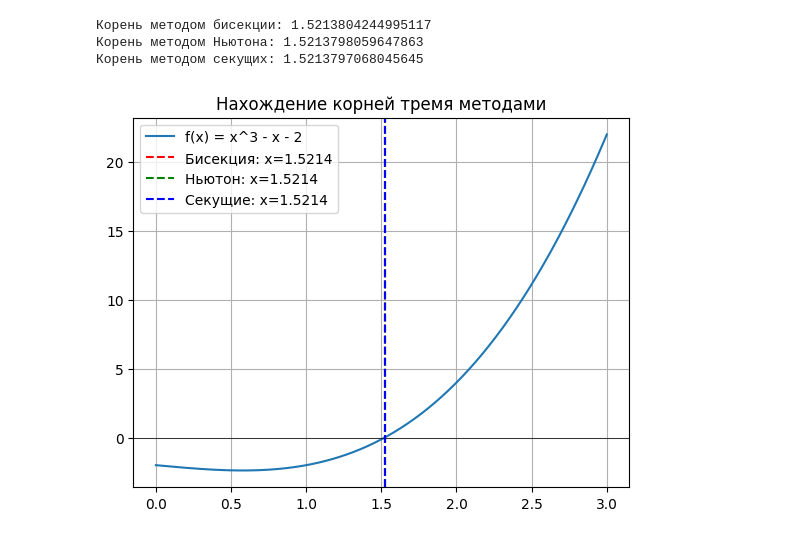
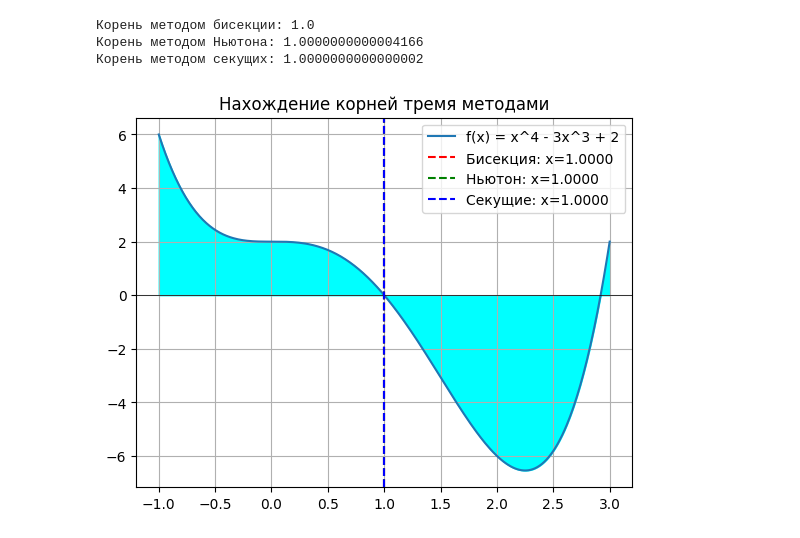
Before and after one commit to flake313/Malashin, a Jupyter notebook: 7&8.ipynb, the cells around one changed output. Drawn from its saved outputs; the diff is of its cells as text; code cells hidden in the pictures.

```diff
--- a/7&8.ipynb
+++ b/7&8.ipynb
@@ -4,16 +4,14 @@
 import numpy as np
 import matplotlib.pyplot as plt
 
-#TZ : Нахождение 1 корня уравнений 3 способами
-# Функция для которой ищем корень
 def func(x):
-    return x**3 - x - 2
+    return x**4 - 3*x**3 + 2
 
-# Производная функции (для метода Ньютона)
+
 def dfunc(x):
-    return 3 * x**2 - 1
+    return 4*x**3 - 9*x**2
 
-# Метод половинного деления (бисекции)
+# метод бисекции
 def bisection_method(f, a, b, tol):
     if f(a) * f(b) >= 0:
         print("Неправильный интервал: функция должна менять знак на концах интервала.")
@@ -21,61 +19,69 @@ def bisection_method(f, a, b, tol):
     while (b - a) / 2 > tol:
         c = (a + b) / 2
         if f(c) == 0:
-            return c  # Точное решение
+            return c  # точное решение
         elif f(a) * f(c) < 0:
             b = c
         else:
             a = c
     return (a + b) / 2
 
-# Метод Ньютона (касательных)
+# метод Ньютона
 def newton_method(f, df, x0, tol):
     xn = x0
     while abs(f(xn)) > tol:
         xn = xn - f(xn) / df(xn)
     return xn
 
-# Метод секущих
+# метод секущих
 def secant_method(f, x0, x1, tol):
     while abs(x1 - x0) > tol:
         x_temp = x1 - f(x1) * (x1 - x0) / (f(x1) - f(x0))
         x0, x1 = x1, x_temp
     return x1
 
-# Параметры для нахождения корней
-a = 1  # Левая граница для метода бисекции
-b = 2  # Правая граница для метода бисекции
-x0 = 1.5  # Начальное приближение для метода Ньютона и секущих
-tol = 1e-6  # Точность
+# параметры
+a = 0
+b = 2
+x0 = 1.5
+x1 = 1.6
+tol = 1e-6
 
-# Нахождение корней тремя методами
+
 root_bisection = bisection_method(func, a, b, tol)
 root_newton = newton_method(func, dfunc, x0, tol)
-root_secant = secant_method(func, a, b, tol)
+root_secant = secant_method(func, x0, x1, tol)
 
-# Вывод результатов
+
 print(f"Корень методом бисекции: {root_bisection}")
 print(f"Корень методом Ньютона: {root_newton}")
 print(f"Корень методом секущих: {root_secant}")
 
-# График функции
-x = np.linspace(0, 3, 400)
+
+x = np.linspace(-1, 3, 400)
 y = func(x)
 
-plt.plot(x, y, label="f(x) = x^3 - x - 2")
-plt.axhline(0, color='black',linewidth=0.5)
+plt.plot(x, y, label="f(x) = x^4 - 3x^3 + 2")
+plt.fill_between(x, y, np.zeros_like(y), color='cyan')  # закрашивание области под графиком
+
+# добавление оси и линий для найденных корней
+plt.axhline(0, color='black', linewidth=0.5)
 plt.axvline(root_bisection, color='r', linestyle='--', label=f"Бисекция: x={root_bisection:.4f}")
 plt.axvline(root_newton, color='g', linestyle='--', label=f"Ньютон: x={root_newton:.4f}")
 plt.axvline(root_secant, color='b', linestyle='--', label=f"Секущие: x={root_secant:.4f}")
+
+# оформление графика
 plt.title('Нахождение корней тремя методами')
 plt.legend()
 plt.grid(True)
+
+# Показ графика
 plt.show()
 # %% [output]
-Корень методом бисекции: 1.5213804244995117
-Корень методом Ньютона: 1.5213798059647863
-Корень методом секущих: 1.5213797068045645
+Корень методом бисекции: 1.0
+Корень методом Ньютона: 1.0000000000004166
+Корень методом секущих: 1.0000000000000002
-[figure, old version]
+[figure, new version]
 # %%
 import numpy as np
 from matplotlib import pyplot as plt
```
Also changed, not shown: parts of 1 cell of this notebook.
